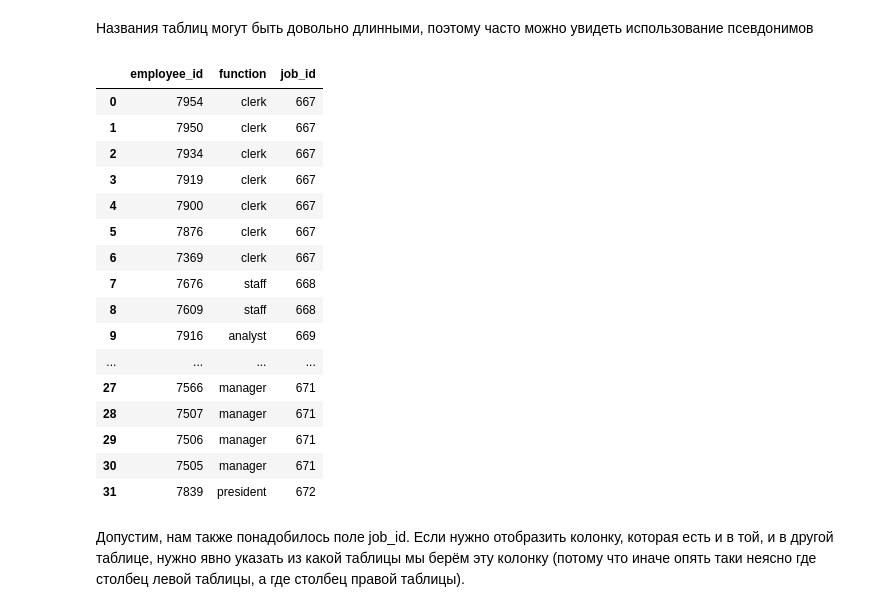
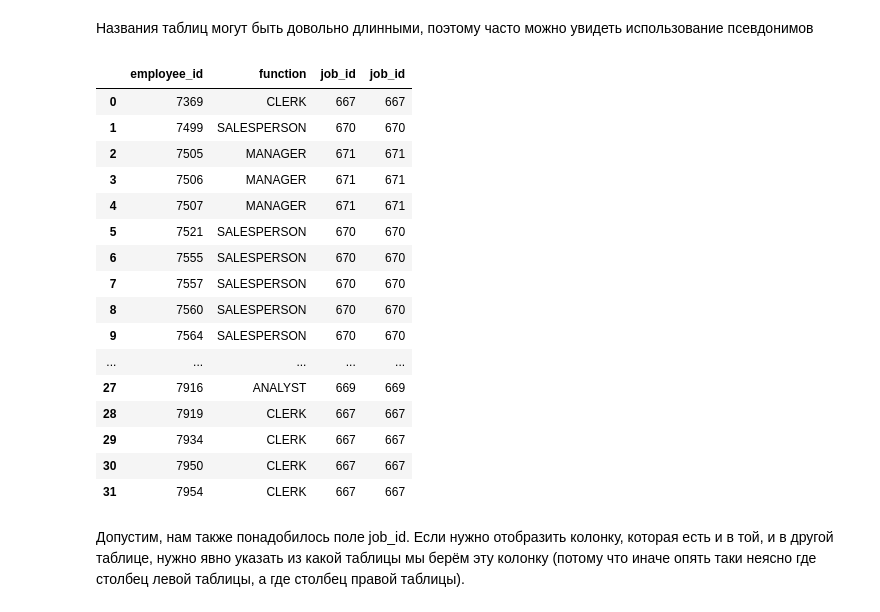
Before and after one commit to Ed00107/sbd1, a Jupyter notebook: Ноутбук_к_занятию_1.ipynb, the cells around one changed output. Drawn from its saved outputs; the diff is of its cells as text; code cells hidden in the pictures.

```diff
--- a/Ноутбук_к_занятию_1.ipynb
+++ b/Ноутбук_к_занятию_1.ipynb
@@ -890,32 +983,35 @@ INNER JOIN da.job
 Названия таблиц могут быть довольно длинными, поэтому часто можно увидеть использование псевдонимов
 # %%
 pd.read_sql_query("""
+select * from (
 SELECT
-  employee_id,
-  function,
-  l.job_id
-FROM da.employee AS l
-INNER JOIN da.job AS r
-  ON l.job_id = r.job_id
+  empl.employee_id,
+  j.function,
+  empl.job_id,
+  j.job_id
+FROM da.employee AS empl
+INNER JOIN da.job AS j
+  ON empl.job_id = j.job_id
+  ) t
 """, conn)
 # %% [output]
-|  | employee_id | function | job_id |
-| 0 | 7954 | clerk | 667 |
-| 1 | 7950 | clerk | 667 |
-| 2 | 7934 | clerk | 667 |
-| 3 | 7919 | clerk | 667 |
-| 4 | 7900 | clerk | 667 |
-| 5 | 7876 | clerk | 667 |
-| 6 | 7369 | clerk | 667 |
-| 7 | 7676 | staff | 668 |
-| 8 | 7609 | staff | 668 |
-| 9 | 7916 | analyst | 669 |
-| ... | ... | ... | ... |
-| 27 | 7566 | manager | 671 |
-| 28 | 7507 | manager | 671 |
-| 29 | 7506 | manager | 671 |
-| 30 | 7505 | manager | 671 |
-| 31 | 7839 | president | 672 |
+|  | employee_id | function | job_id | job_id |
+| 0 | 7369 | CLERK | 667 | 667 |
+| 1 | 7499 | SALESPERSON | 670 | 670 |
+| 2 | 7505 | MANAGER | 671 | 671 |
+| 3 | 7506 | MANAGER | 671 | 671 |
+| 4 | 7507 | MANAGER | 671 | 671 |
+| 5 | 7521 | SALESPERSON | 670 | 670 |
+| 6 | 7555 | SALESPERSON | 670 | 670 |
+| 7 | 7557 | SALESPERSON | 670 | 670 |
+| 8 | 7560 | SALESPERSON | 670 | 670 |
+| 9 | 7564 | SALESPERSON | 670 | 670 |
+| ... | ... | ... | ... | ... |
+| 27 | 7916 | ANALYST | 669 | 669 |
+| 28 | 7919 | CLERK | 667 | 667 |
+| 29 | 7934 | CLERK | 667 | 667 |
+| 30 | 7950 | CLERK | 667 | 667 |
+| 31 | 7954 | CLERK | 667 | 667 |
 # %% [markdown]
 Допустим, нам также понадобилось поле job_id. Если нужно отобразить колонку, которая есть и в той, и в другой таблице, нужно явно указать из какой таблицы мы берём эту колонку (потому что иначе опять таки неясно где столбец левой таблицы, а где столбец правой таблицы).
 # %%
```
Also changed, not shown: parts of 44 cells of this notebook.
